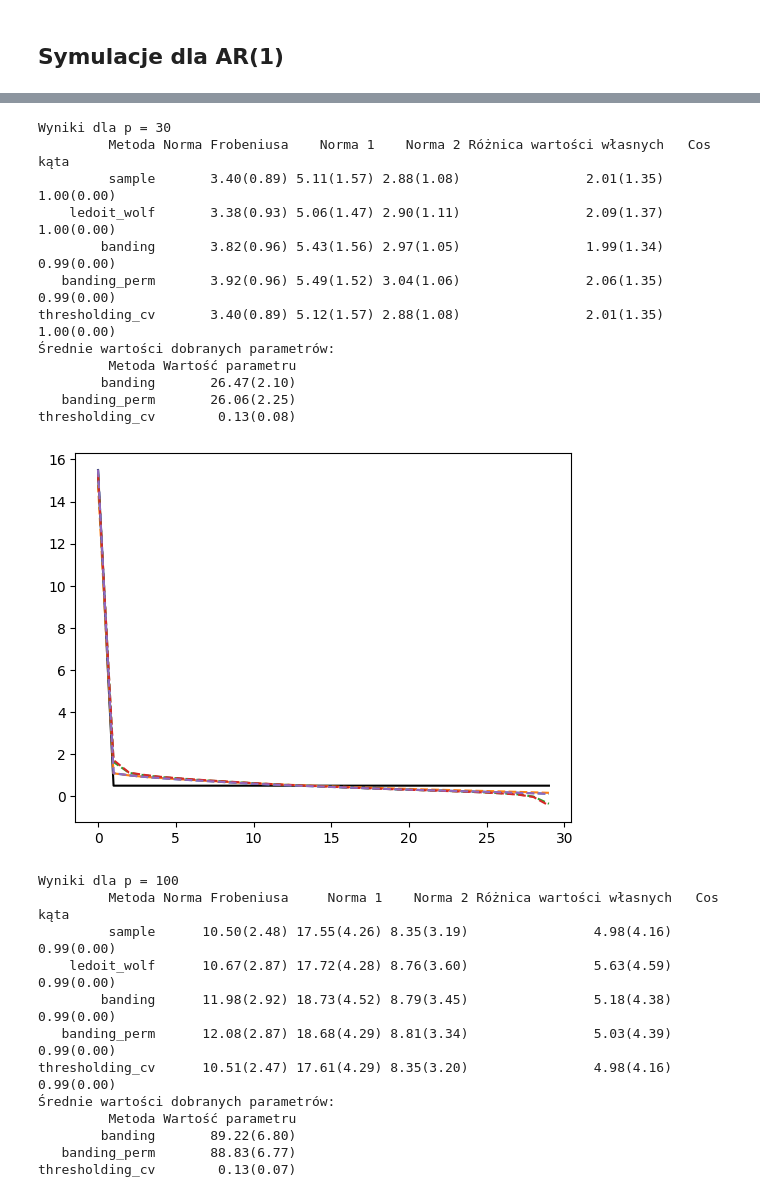
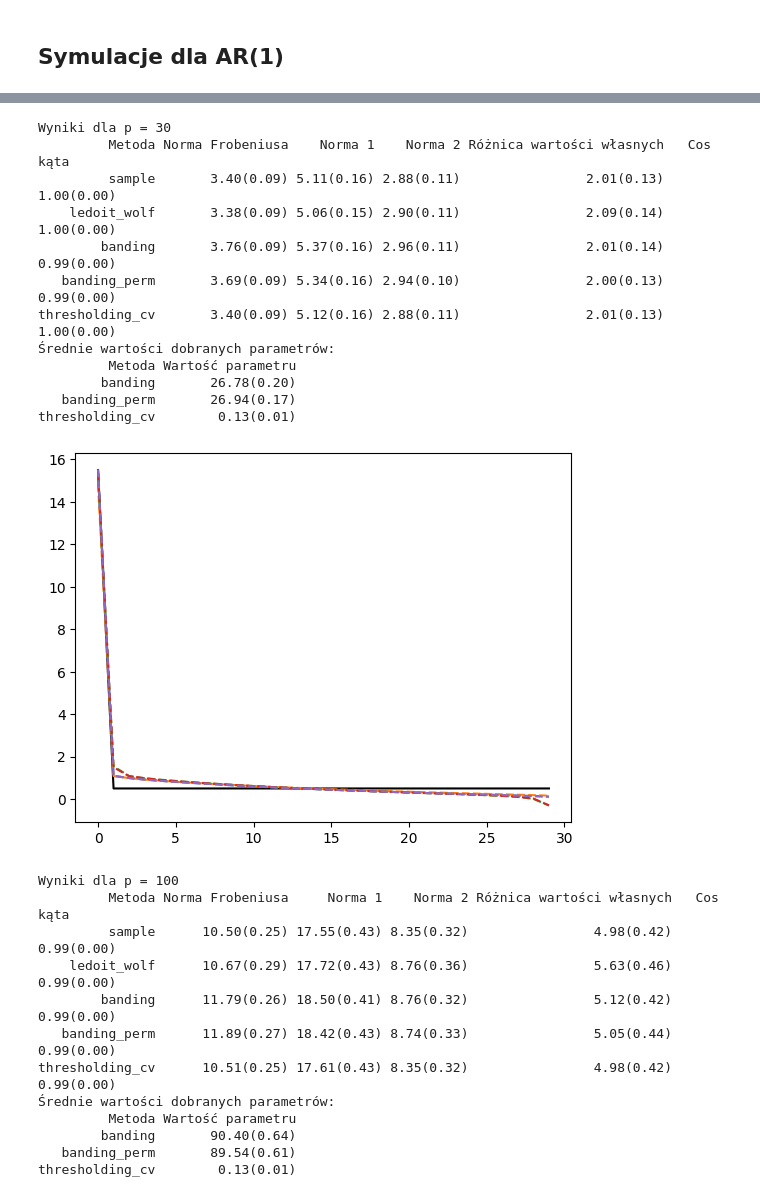
Before and after one commit to Emsiak/High_Dimensional_Cov_Est, a Jupyter notebook: AR_dense.ipynb, the cells around one changed output, grey strips where cells are left out. Drawn from its saved outputs; the diff is of its cells as text; code cells hidden in the pictures.

```diff
--- a/AR_dense.ipynb
+++ b/AR_dense.ipynb
@@ -78,8 +78,7 @@ def banding_cv(X,p,n,k_vals,N, prnt=False):
     k_vals - siatka punktów do sprawdzenia
     N - liczba powtórzeń losowego podziału próby
     prnt - wartość True sprawia, że optymalny próg jest wypisywany"""
-    #n1=int(n/3)
-    n1=int(n*(1-1/np.log(n)))
+    n1=int(n/3)
     n2=n-n1
 
     R_s_values=[]
@@ -243,11 +242,11 @@ for p in p_values:
 
         data.append([
             method,
-            f"{np.mean(fro_norms):.2f}({np.std(fro_norms):.2f})",
-            f"{np.mean(one_norms):.2f}({np.std(one_norms):.2f})",
-            f"{np.mean(op_norms):.2f}({np.std(op_norms):.2f})",
-            f"{np.mean(eig_diffs):.2f}({np.std(eig_diffs):.2f})",
-            f"{np.mean(angles):.2f}({np.std(angles):.2f})"
+            f"{np.mean(fro_norms):.2f}({np.std(fro_norms) / np.sqrt(n):.2f})",
+            f"{np.mean(one_norms):.2f}({np.std(one_norms) / np.sqrt(n):.2f})",
+            f"{np.mean(op_norms):.2f}({np.std(op_norms) / np.sqrt(n):.2f})",
+            f"{np.mean(eig_diffs):.2f}({np.std(eig_diffs) / np.sqrt(n):.2f})",
+            f"{np.mean(angles):.2f}({np.std(angles) / np.sqrt(n):.2f})"
         ])
 
     columns = ['Metoda', 'Norma Frobeniusa', 'Norma 1', 'Norma 2',
@@ -260,7 +259,7 @@ for p in p_values:
     for method, params in param_results.items():
         param_data.append([
             method,
-            f"{np.mean(params):.2f}({np.std(params):.2f})"
+            f"{np.mean(params):.2f}({np.std(params) / np.sqrt(n):.2f})"
         ])
 
     param_df = pd.DataFrame(param_data, columns=['Metoda', 'Wartość parametru'])
@@ -339,61 +338,61 @@ for p in p_values:
 
         data.append([
             method,
-            f"{np.mean(fro_norms):.2f}({np.std(fro_norms):.2f})",
-            f"{np.mean(one_norms):.2f}({np.std(one_norms):.2f})",
-            f"{np.mean(op_norms):.2f}({np.std(op_norms):.2f})",
-            f"{np.mean(eig_diffs):.2f}({np.std(eig_diffs):.2f})",
-            f"{np.mean(angles):.2f}({np.std(angles):.2f})"
+            f"{np.mean(fro_norms):.2f}({np.std(fro_norms) / np.sqrt(n):.2f})",
+            f"{np.mean(one_norms):.2f}({np.std(one_norms) / np.sqrt(n):.2f})",
+            f"{np.mean(op_norms):.2f}({np.std(op_norms) / np.sqrt(n):.2f})",
+            f"{np.mean(eig_diffs):.2f}({np.std(eig_diffs) / np.sqrt(n):.2f})",
+            f"{np.mean(angles):.2f}({np.std(angles) / np.sqrt(n):.2f})"
         ])
 
     columns = ['Metoda', 'Norma Frobeniusa', 'Norma 1', 'Norma 2',
                'Różnica wartości własnych', 'Cos kąta']
     df = pd.DataFrame(data, columns=columns)
     print(f"Wyniki dla p = {p}")
     print(df.to_string(index=False))
 
     param_data = []
     for method, params in param_results.items():
         param_data.append([
             method,
-            f"{np.mean(params):.2f}({np.std(params):.2f})"
+            f"{np.mean(params):.2f}({np.std(params) / np.sqrt(n):.2f})"
         ])
 
     param_df = pd.DataFrame(param_data, columns=['Metoda', 'Wartość parametru'])
     print("Średnie wartości dobranych parametrów:")
     print(param_df.to_string(index=False))
 
     # Unikalna nazwa pliku dla każdego wykresu
     filename = f"eigenvalues_dense_p{p}.svg"
     save_path = os.path.join(save_dir, filename)
 
     plot_eigenvalues(generate_dense_covariance(p), results, p, save_path=save_path)
 # %% [output]
 Wyniki dla p = 30
          Metoda Norma Frobeniusa    Norma 1    Norma 2 Różnica wartości własnych   Cos kąta
-         sample       3.40(0.89) 5.11(1.57) 2.88(1.08)                2.01(1.35) 1.00(0.00)
-    ledoit_wolf       3.38(0.93) 5.06(1.47) 2.90(1.11)                2.09(1.37) 1.00(0.00)
-        banding       3.82(0.96) 5.43(1.56) 2.97(1.05)                1.99(1.34) 0.99(0.00)
-   banding_perm       3.92(0.96) 5.49(1.52) 3.04(1.06)                2.06(1.35) 0.99(0.00)
-thresholding_cv       3.40(0.89) 5.12(1.57) 2.88(1.08)                2.01(1.35) 1.00(0.00)
+         sample       3.40(0.09) 5.11(0.16) 2.88(0.11)                2.01(0.13) 1.00(0.00)
+    ledoit_wolf       3.38(0.09) 5.06(0.15) 2.90(0.11)                2.09(0.14) 1.00(0.00)
+        banding       3.76(0.09) 5.37(0.16) 2.96(0.11)                2.01(0.14) 0.99(0.00)
+   banding_perm       3.69(0.09) 5.34(0.16) 2.94(0.10)                2.00(0.13) 0.99(0.00)
+thresholding_cv       3.40(0.09) 5.12(0.16) 2.88(0.11)                2.01(0.13) 1.00(0.00)
 Średnie wartości dobranych parametrów:
          Metoda Wartość parametru
-        banding       26.47(2.10)
-   banding_perm       26.06(2.25)
-thresholding_cv        0.13(0.08)
+        banding       26.78(0.20)
+   banding_perm       26.94(0.17)
+thresholding_cv        0.13(0.01)
-[figure, old version]
+[figure, new version]
 Wyniki dla p = 100
          Metoda Norma Frobeniusa     Norma 1    Norma 2 Różnica wartości własnych   Cos kąta
-         sample      10.50(2.48) 17.55(4.26) 8.35(3.19)                4.98(4.16) 0.99(0.00)
-    ledoit_wolf      10.67(2.87) 17.72(4.28) 8.76(3.60)                5.63(4.59) 0.99(0.00)
-        banding      11.98(2.92) 18.73(4.52) 8.79(3.45)                5.18(4.38) 0.99(0.00)
-   banding_perm      12.08(2.87) 18.68(4.29) 8.81(3.34)                5.03(4.39) 0.99(0.00)
-thresholding_cv      10.51(2.47) 17.61(4.29) 8.35(3.20)                4.98(4.16) 0.99(0.00)
+         sample      10.50(0.25) 17.55(0.43) 8.35(0.32)                4.98(0.42) 0.99(0.00)
+    ledoit_wolf      10.67(0.29) 17.72(0.43) 8.76(0.36)                5.63(0.46) 0.99(0.00)
+        banding      11.79(0.26) 18.50(0.41) 8.76(0.32)                5.12(0.42) 0.99(0.00)
+   banding_perm      11.89(0.27) 18.42(0.43) 8.74(0.33)                5.05(0.44) 0.99(0.00)
+thresholding_cv      10.51(0.25) 17.61(0.43) 8.35(0.32)                4.98(0.42) 0.99(0.00)
 Średnie wartości dobranych parametrów:
          Metoda Wartość parametru
-        banding       89.22(6.80)
-   banding_perm       88.83(6.77)
-thresholding_cv        0.13(0.07)
+        banding       90.40(0.64)
+   banding_perm       89.54(0.61)
+thresholding_cv        0.13(0.01)
 [figure]
 Wyniki dla p = 200
          Metoda Norma Frobeniusa     Norma 1     Norma 2 Różnica wartości własnych   Cos kąta
```
Also changed, not shown: parts of 2 cells of this notebook.
